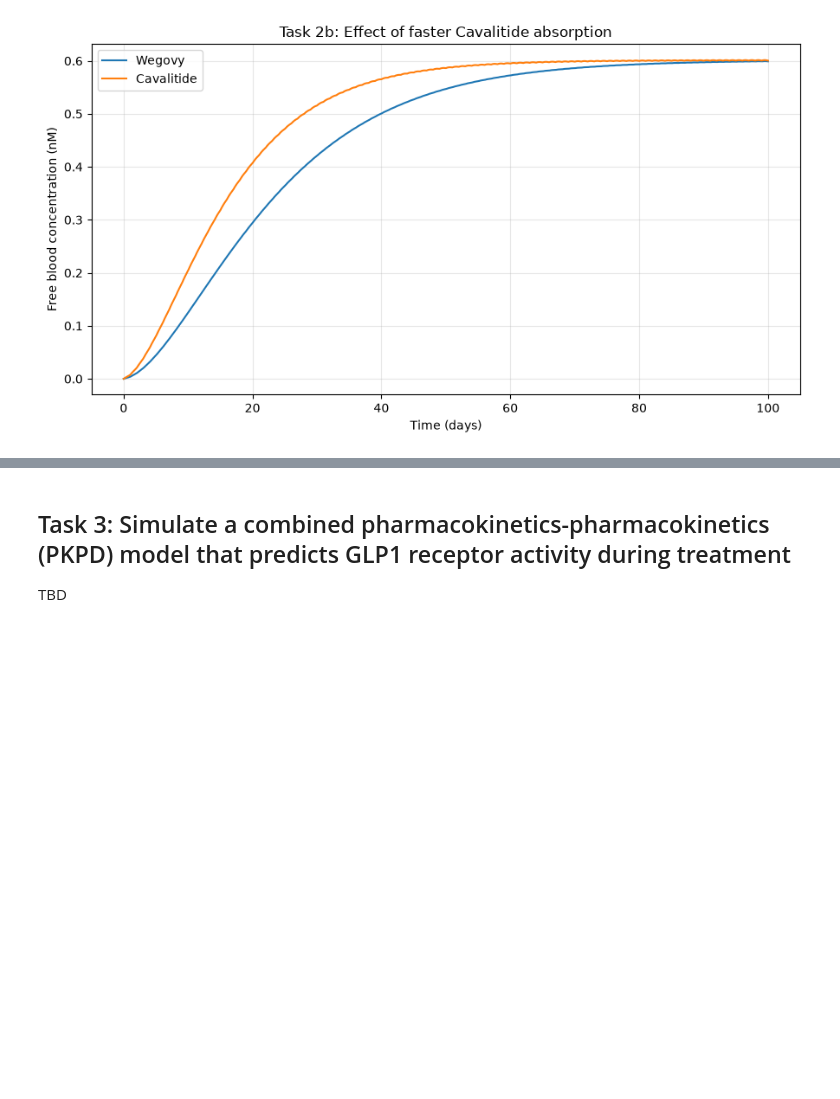
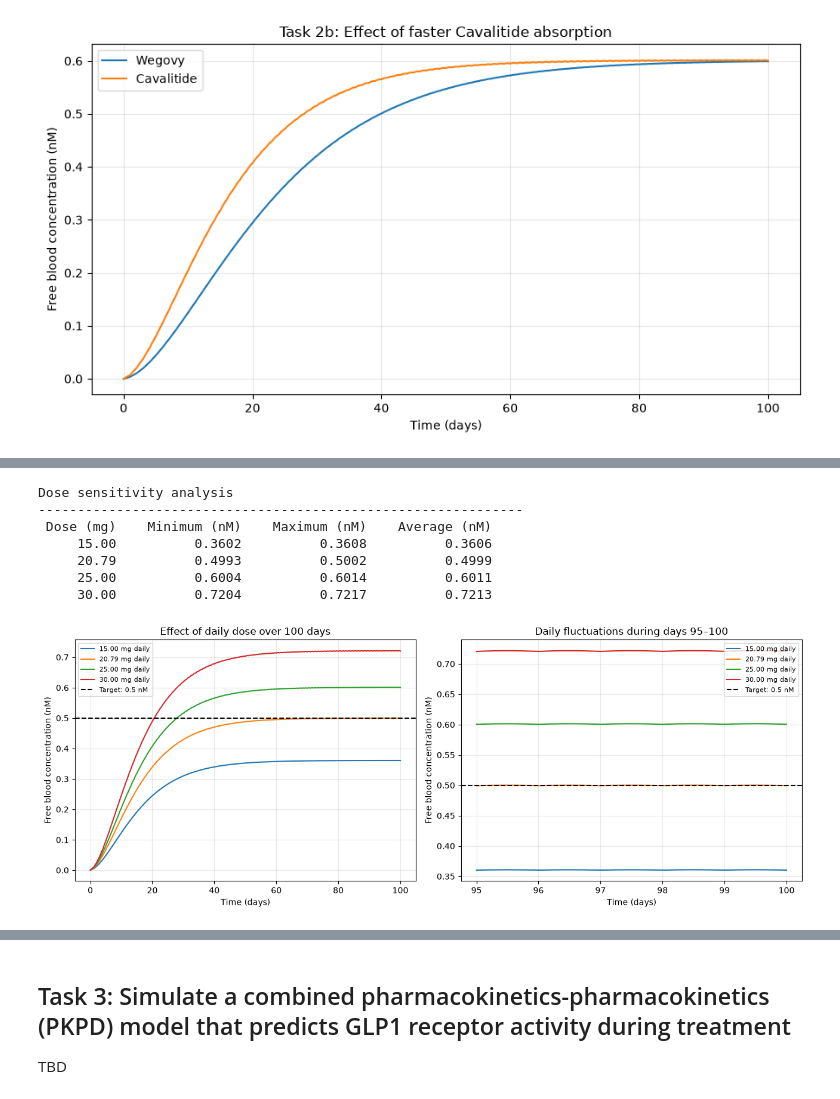
Before and after one commit to BigPanda0226/BME2315_Module3, a Jupyter notebook: Module3_Project_Template.ipynb, the cells around one changed output, grey strips where cells are left out. Drawn from its saved outputs; the diff is of its cells as text; code cells hidden in the pictures; blank space fills up the shorter version.

```diff
--- a/Module3_Project_Template.ipynb
+++ b/Module3_Project_Template.ipynb
@@ -175,0 +255,75 @@ plt.show()
+# %%
+# Compare several doses while keeping other parameters unchanged
+doses = [15, optimized["D"], 25, 30]
+
+fig, axes = plt.subplots(1, 2, figsize=(13, 5))
+
+print("Dose sensitivity analysis")
+print("-" * 62)
+print(
+    f"{'Dose (mg)':>10} {'Minimum (nM)':>15} "
+    f"{'Maximum (nM)':>15} {'Average (nM)':>15}"
+)
+
+for dose in doses:
+    # Create a separate regimen for each dose
+    p = optimized.copy()
+    p["D"] = dose
+
+    t, Asc, Cfree = simulate(p)
+    days = t / 24
+
+    # Full treatment profile
+    line, = axes[0].plot(
+        days, Cfree, label=f"{dose:.2f} mg daily"
+    )
+
+    # Zoom in on the final five days
+    mask = days >= 95
+    axes[1].plot(
+        days[mask],
+        Cfree[mask],
+        color=line.get_color(),
+        label=f"{dose:.2f} mg daily"
+    )
+
+    # Calculate statistics over the final dosing interval
+    last_t = t[-241:]
+    last_C = Cfree[-241:]
+
+    # Time-weighted average using trapezoidal integration
+    average = np.sum(
+        0.5 * (last_C[1:] + last_C[:-1]) * np.diff(last_t)
+    ) / (last_t[-1] - last_t[0])
+
+    print(
+        f"{dose:10.2f} {last_C.min():15.4f} "
+        f"{last_C.max():15.4f} {average:15.4f}"
+    )
+
+for ax in axes:
+    ax.axhline(
+        0.5,
+        color="black",
+        linestyle="--",
+        label="Target: 0.5 nM"
+    )
+    ax.set_xlabel("Time (days)")
+    ax.set_ylabel("Free blood concentration (nM)")
+    ax.grid(alpha=0.3)
+    ax.legend(fontsize=8)
+
+axes[0].set_title("Effect of daily dose over 100 days")
+axes[1].set_title("Daily fluctuations during days 95–100")
+
+plt.tight_layout()
+plt.show()
+# %% [output]
+Dose sensitivity analysis
+--------------------------------------------------------------
+ Dose (mg)    Minimum (nM)    Maximum (nM)    Average (nM)
+     15.00          0.3602          0.3608          0.3606
+     20.79          0.4993          0.5002          0.4999
+     25.00          0.6004          0.6014          0.6011
+     30.00          0.7204          0.7217          0.7213
+[figure, added]
```
Also changed, not shown: parts of 7 cells of this notebook.
